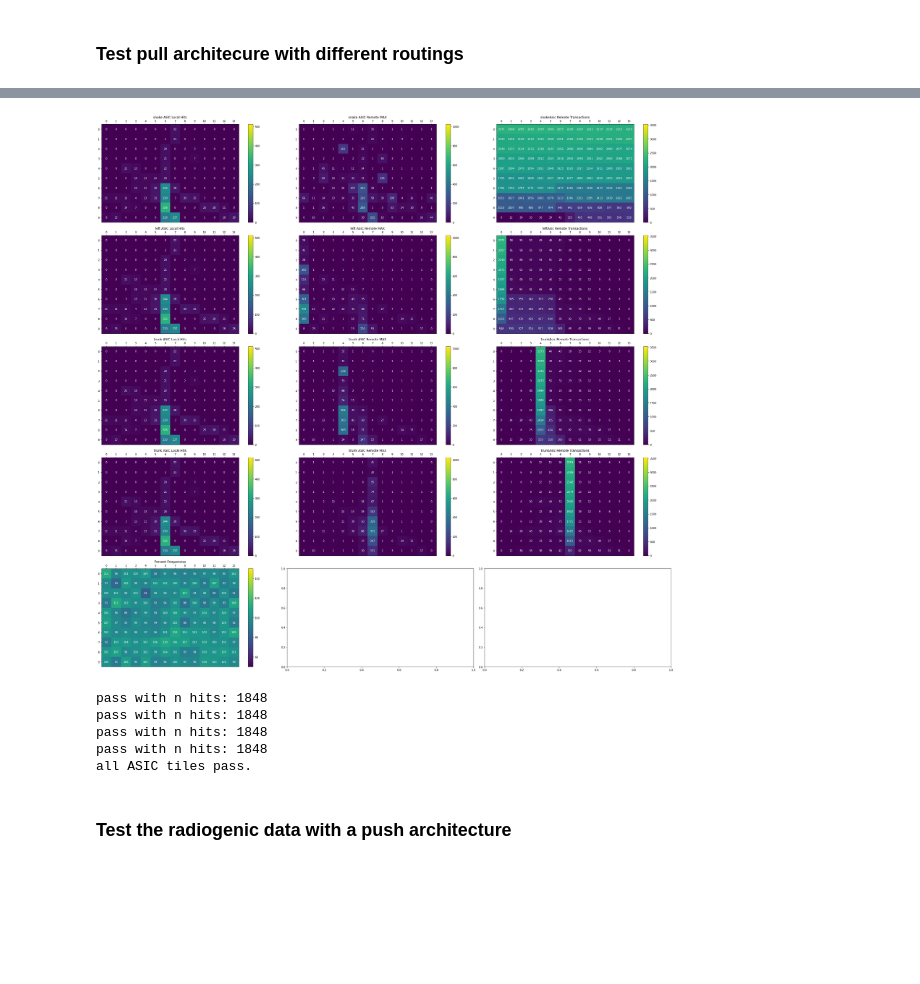
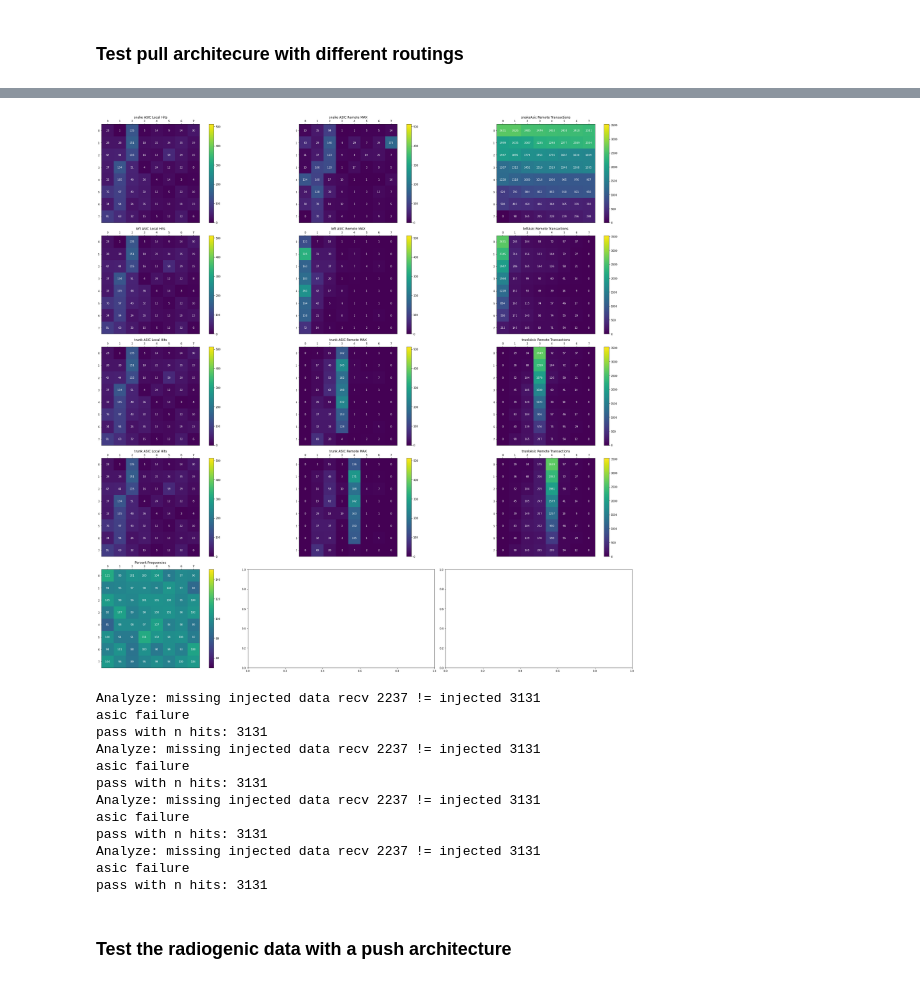
Before and after one commit to kkeefe/qpix-digital, a Jupyter notebook: simulation-software/ArrayNotebook.ipynb, the cells around one changed output, grey strips where cells are left out. Saved outputs shown, nothing was run; the diff lists cells and outputs as text; code cells hidden in the pictures; blank space fills up the shorter version.

Commit message:
move all simulation-rtd and -software to neutAna

```diff
--- a/simulation-software/ArrayNotebook.ipynb
+++ b/simulation-software/ArrayNotebook.ipynb
@@ -503,19 +503,17 @@ def misc():
 # %%
 # reading in the json file
 import codecs, json
+
+def getDF(input_file):
+    obj_text = codecs.open(input_file, 'r').read()
+    return json.loads(obj_text)
+
 # inFile = "tiledfALL.json"
 # inFile = "tiledf05.json"
 # inFile = "tiledf05_10x14.json"
-inFile = "tiledf_neut.json"
 # inFile = "1k_rtd_data.json"
+inFile = "1k_rtd_data_200-210.json"
+neutFile = "neutAna.json"
 obj_text = codecs.open(inFile, 'r').read()
-readDF = json.loads(obj_text)
+readDF = getDF(inFile)
+neutDF = getDF(neutFile)
-# %%
-def injectFlat(qpa, nCnts=10, inTime=1):
-    f = np.arange(inTime, inTime+(nCnts*100e-9), 100e-9)
-    for a in qpa:
-        a.InjectHits(f)
-    return qpa
-
-f = np.arange(1, 1+(10*100e-9), 100e-9)
-print(f)
@@ -533,6 +528,7 @@ if False:
 import QpixAsicArray as qparray
 import numpy as np
 
+bTestData = True
 if bTestData:
     rows = readDF["nrows"]
     cols = readDF["ncols"]
@@ -551,18 +547,21 @@ if bTestData:
 
     # make a 'trunk' routed Asic tile along a slow trunk
     rad_arrayT = qparray.QpixAsicArray(rows, cols, tiledf=readDF, debug=0)
-    rad_arrayT.Route(route="trunk", transact=False, pos=4)
+    rad_arrayT.Route(route="trunk", transact=False, pos=3)
     testingArrays.append(rad_arrayT)
 
     # make a 'trunk' routed Asic tile along a fast trunk
     rad_arrayTf = qparray.QpixAsicArray(rows, cols, tiledf=readDF, debug=0)
-    rad_arrayTf.Route(route="trunk", transact=False, pos=7)
+    rad_arrayTf.Route(route="trunk", transact=False, pos=4)
     testingArrays.append(rad_arrayTf)
 
     # dynamic routing for reference
     # rad_arrayD = qparray.QpixAsicArray(rows, cols, tiledf=readDF, debug=0)
     # rad_arrayD.Route(route=None)
     # testingArrays.append(rad_arrayD)
+
+    for tile in testingArrays:
+        tile._InjectHits(neutDF["hits"], offset=5.1)
 
     # radiogenic data lasts until 10 seconds
     TIMESTOP = 10
@@ -571,7 +570,7 @@ if bTestData:
     int_period = np.linspace(0, TIMESTOP, int(TIMESTOP/intfrq))
     for i in range(len(int_period)+1):
         for tile in testingArrays:
-            if int(tile._timeNow)%int(TIMESTOP/10)==0:
-                print("hard int at time: ", tile._timeNow)
+            # if int(tile._timeNow)%int(TIMESTOP/10)==0:
+            #     print("hard int at time: ", tile._timeNow)
             useHard = bool(int(i)%intHard==0)
             tile.Interrogate(intfrq, hard=useHard)
@@ -614,35 +595,35 @@ if bTestData:
         remoteT = transactData["RemoteT"]
         for i, j, T in remoteT:
             remoteDataT[i][j] = T
 
         remoteDataM = np.zeros((rows,cols), dtype=np.int32)
         remoteM = transactData["RemoteMax"]
         for i, j, T in remoteM:
             remoteDataM[i][j] = T
 
         # max number of transactions in this data time
         maxActivity = TIMESTOP / (1/rad_arrayS.fNominal * 1700)
 
         # construct the heatmaps
         rs = f"{tile.RouteState}"
         heatMap(localData, rows, cols, ax=axs[ti, 0], vmin=0, vmax=512, header=rs+" ASIC Local Hits")
-        heatMap(remoteDataM, rows, cols, ax=axs[ti, 1], vmin=0, vmax=1024, header=rs+" ASIC Remote MAX")
+        heatMap(remoteDataM, rows, cols, ax=axs[ti, 1], vmin=0, vmax=512, header=rs+" ASIC Remote MAX")
         heatMap(remoteDataT, rows, cols, ax=axs[ti, 2], vmin=0, vmax=maxActivity/50, header=rs+"Asic Remote Transactions")
 
 
     remoteDataFRQ = np.zeros((rows,cols), dtype=np.int32)
     arr = testingArrays[0]
     daqF = arr._daqNode.fOsc
     for i in range(arr._nrows):
         for j in range(arr._ncols):
             remoteDataFRQ[i][j] = int(arr[i][j].fOsc / daqF * 100)
     heatMap(remoteDataFRQ, rows, cols, ax=axs[4, 0], vmin=50, vmax=150, header="Percent Frequencies")
     # heatMap(remoteDataT, rows, cols, ax=axs[2, 1], vmin=0, vmax=maxActivity/100, header=rs+"Asic Remote Transactions")
     fig.tight_layout()
     plt.show()
     fig.savefig("./pdfs/pullAsics.pdf")
 # %% [output]
-[figure, old version]
+[figure, new version]
 # %%
 p = True
 for tile in testingArrays:
@@ -653,11 +634,18 @@ for tile in testingArrays:
 if p:
     print("all ASIC tiles pass.")
 # %% [output]
-pass with n hits: 1848
-pass with n hits: 1848
-pass with n hits: 1848
-pass with n hits: 1848
-all ASIC tiles pass.
+Analyze: missing injected data recv 2237 != injected 3131
+asic failure
+pass with n hits: 3131
+Analyze: missing injected data recv 2237 != injected 3131
+asic failure
+pass with n hits: 3131
+Analyze: missing injected data recv 2237 != injected 3131
+asic failure
+pass with n hits: 3131
+Analyze: missing injected data recv 2237 != injected 3131
+asic failure
+pass with n hits: 3131
 # %% [markdown]
 ### Test the radiogenic data with a push architecture
 # %%
```
Also changed, not shown: parts of 3 cells of this notebook, 3 other files.
